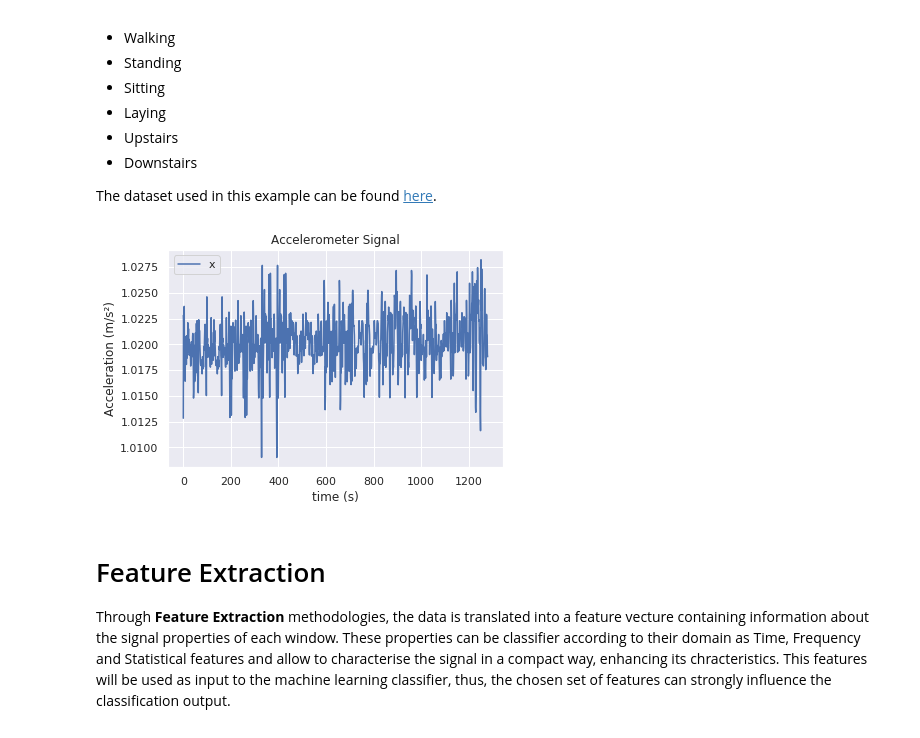
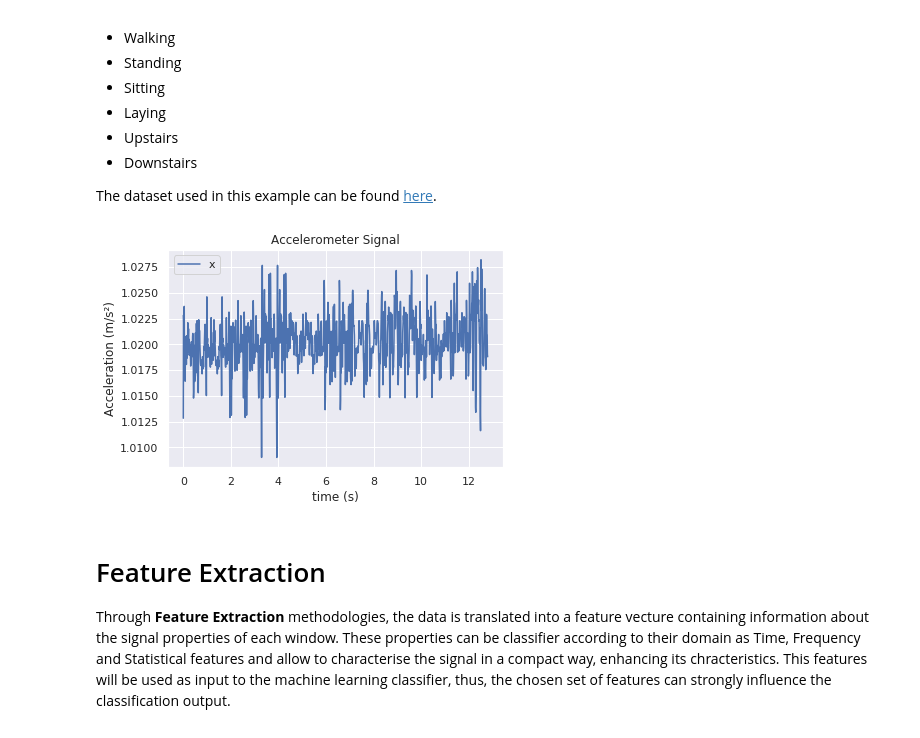
Before and after one commit to fraunhoferportugal/tsfel, a Jupyter notebook: notebooks/TSFEL_HAR_Example.ipynb, the cells around one changed output. Drawn from its saved outputs; the diff is of its cells as text; code cells hidden in the pictures.

Commit message:
Features complexity optimization; Notebook time plot correction and comment addition.

```diff
--- a/notebooks/TSFEL_HAR_Example.ipynb
+++ b/notebooks/TSFEL_HAR_Example.ipynb
@@ -69,16 +69,18 @@ activity_labels = np.array(pd.read_csv('UCI HAR Dataset/activity_labels.txt', he
 # %%
 #@Signal Preview
 %matplotlib inline
 plt.figure()
 plt_size = 10
-plt.plot(np.concatenate(x_train_sig[0:plt_size],axis=0))
+signal = np.concatenate(x_train_sig[0:plt_size],axis=0)
+time = np.linspace(0, len(signal)/100, len(signal))
+plt.plot(time, signal)
 plt.xlabel("time (s)")
 plt.ylabel("Acceleration (m/s²)")
 plt.title("Accelerometer Signal")
 plt.legend('x axis')
 plt.show()
 # %% [output]
-[figure, old version]
+[figure, new version]
 # %% [markdown]
 # Feature Extraction
 
```
Also changed, not shown: parts of 5 cells of this notebook, 5 other files.
